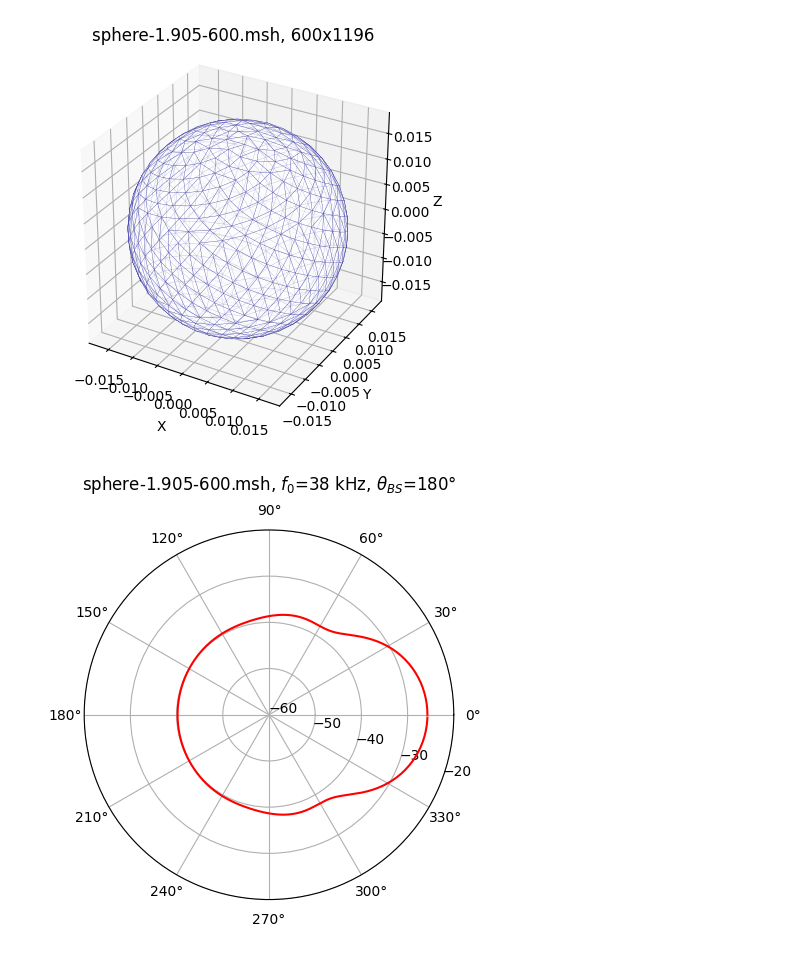
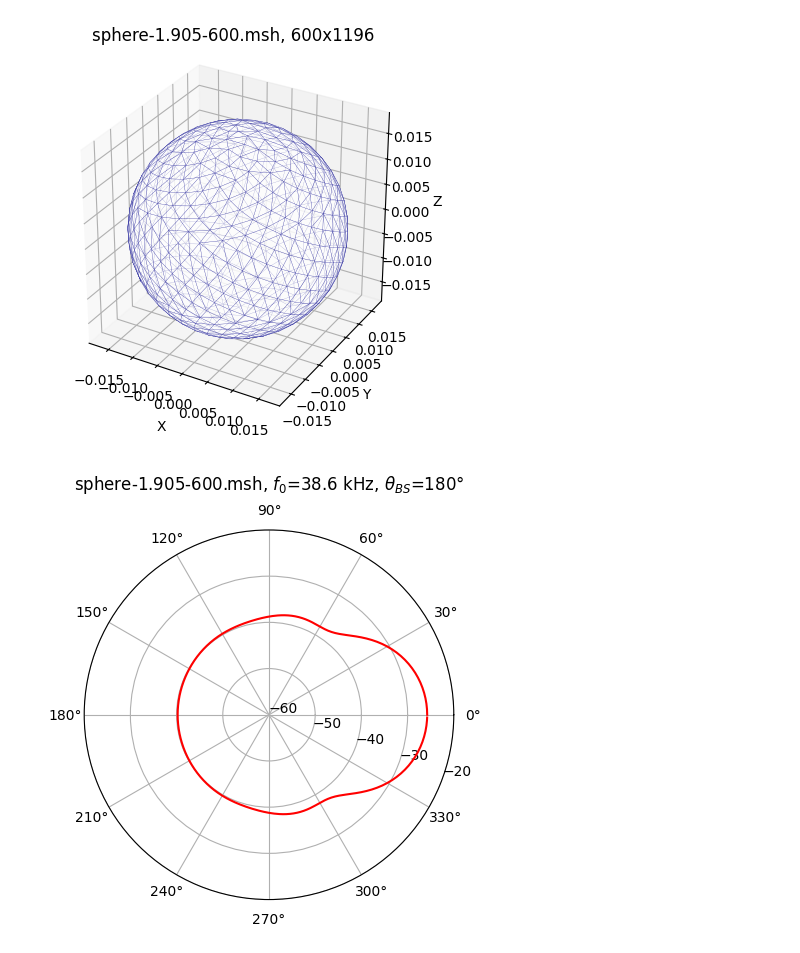
Before and after one commit to marmoszy/mm-bem, a Jupyter notebook: nb/soft.ipynb, the cells around one changed output. Drawn from its saved outputs; the diff is of its cells as text; code cells hidden in the pictures.

```diff
--- a/nb/soft.ipynb
+++ b/nb/soft.ipynb
@@ -9,7 +9,7 @@ import matplotlib.pyplot as plt
 
 fname = 'sphere-1.905-600.msh'
 th = 0
-f0 = 38e3
+f0 = 38.6e3
 c0 = 1480
 
 k = 2 * pi * f0 / c0
@@ -17,30 +17,31 @@ d = [cos(pi / 180 * th), sin(pi / 180 * th), 0]
 
 with open(datapath+fname) as f: lines = f.readlines()
 n = int(lines[4])
-v = [list(map(float, lines[5 + i].split()[1:4])) for i in range(n)]
+v = [list(map(float, lines[5+i].split()[1:4])) for i in range(n)]
 m = int(lines[n + 7])
-e = [list(map(int, lines[n + 8 + i].split()[5:8])) for i in range(m)]
+e = [list(map(lambda x:int(x)-1, lines[n+8+i].split()[5:8])) for i in range(m)]
 
-x = [sum([array(v[e[i][j] - 1]) / 3 for j in range(3)]) for i in range(m)]
+x = [sum([array(v[e[i][j]]) / 3 for j in range(3)]) for i in range(m)] # use centers
+#x, m = array(v), len(v) # use vertices (without triangles)
 
-S = zeros((m, m), dtype=complex)
+G = zeros((m, m), dtype=complex)
 for i in range(m):
     for j in range(m):
         r = sqrt(sum((x[i] - x[j]) ** 2))
-        S[i][j] = exp(1j * k * r) / r / (4 * pi) if r != 0 else 1j * k / (4 * pi)
+        G[i][j] = exp(1j * k * r) / r / (4*pi) if r != 0 else k / 4 + 1j * k / (4*pi)
 
 f_inc = array([exp(1j * k * p @ d) for p in x])
 
-phi = lu_solve(lu_factor(S), -f_inc)
+phi = lu_solve(lu_factor(G), -f_inc)
 
 r1 = [[cos(pi / 180 * i), sin(pi / 180 * i), 0] for i in range(360)]
-S_far = [[exp(-1j * k * p @ r) / (4 * pi) for p in x] for r in r1]
-psc = S_far @ phi
+G2 = [[exp(-1j * k * p @ r) / (4*pi) for p in x] for r in r1]
+psc = G2 @ phi
 
 # plot mesh
 import matplotlib.pyplot as plt
 from mpl_toolkits.mplot3d.art3d import Poly3DCollection
-tri = [[array(v[i-1]) for i in t] for t in e]
+tri = [[array(v[i]) for i in t] for t in e]
 fig = plt.figure()
 ax = fig.add_subplot(111, projection='3d')
 mesh_collection = Poly3DCollection(tri, alpha=0.6)
@@ -51,34 +52,36 @@ ax.add_collection3d(mesh_collection)
 v_arr = array(v)
 ax.set_xlim(v_arr[:, 0].min(), v_arr[:, 0].max())
 ax.set_ylim(v_arr[:, 1].min(), v_arr[:, 1].max())
 ax.set_zlim(v_arr[:, 2].min(), v_arr[:, 2].max())
 ax.set_box_aspect((1, 1, 1))
 ax.set_xlabel('X')
 ax.set_ylabel('Y')
 ax.set_zlabel('Z')
 ax.set_title(r"%s, %dx%d"%(fname,n,m))
 plt.savefig("soft_1.svg", format="svg", bbox_inches="tight")
 plt.show()
 
 # plot solution
 import matplotlib.pyplot as plt
 angles = linspace(0, 2 * pi, 360, endpoint=False)
 values_db = 20 * log10([abs(p) for p in psc])
 vmin, vmax = -60, -20
 fig, ax = plt.subplots(subplot_kw={'projection': 'polar'})
 ax.plot(angles, values_db, color='red')
 ax.set_ylim(vmin, vmax)
 ax.set_rticks(linspace(vmin, vmax, 5))
 ax.set_xticks(linspace(0, 2*pi-pi/6, 12))  # 30deg
 ax.set_rlabel_position(-20)
 ax.grid(True)
 ax.set_title(r"%s, $f_0$=%g kHz, $\theta_{BS}$=%g$\degree$"%(fname,f0/1e3,th+180), va='bottom')
 plt.savefig("soft_2.svg", format="svg", bbox_inches="tight")
 plt.show()
 
-print("#deg\tp_sc")
-for i in range(360):
-    print(f"{i}\t{abs(psc[i]):g}")
+# print
+s = "# %s\n# th0=%g ph0=0 f0=%g c0=%g\n"%(fname,th,f0,c0)
+s += "\n".join(["%d\t%g"%(i,abs(psc[i])) for i in range(len(psc))])
+print(s)
+with open("soft.txt", "w") as f: print(s,file=f)
 # %% [output]
 [figure]
-[figure, old version]
+[figure, new version]
```
Also changed, not shown: parts of 1 cell of this notebook, 19 other files.
